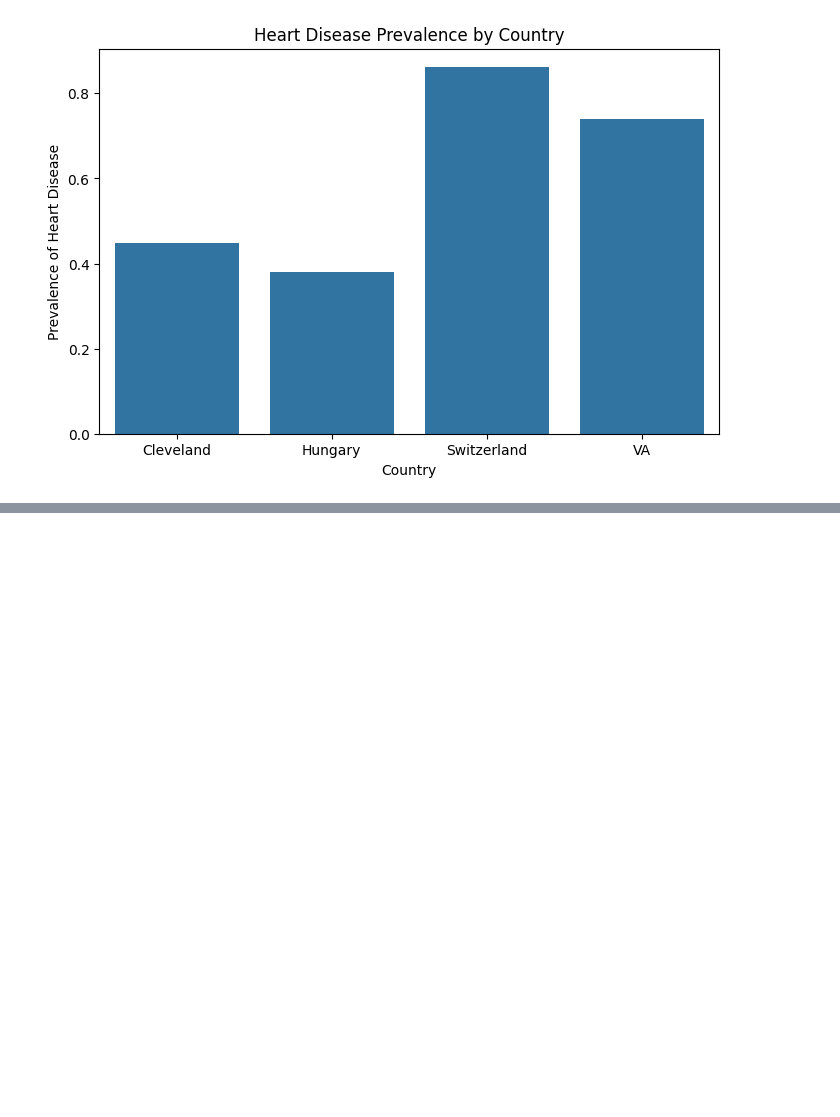
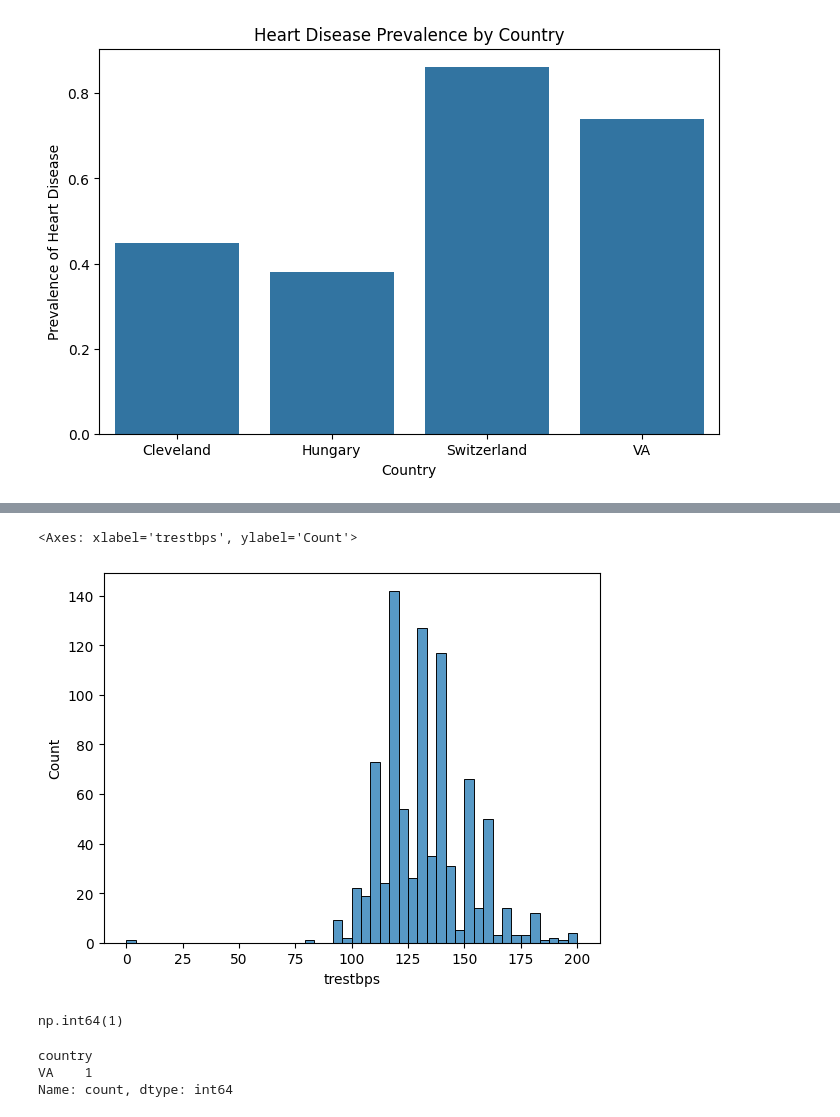
Before and after one commit to JavidNurulu/heart-disease-analysis, a Jupyter notebook: Notebooks/01_data_understanding.ipynb, the cells around one changed output, grey strips where cells are left out. Drawn from its saved outputs; the diff is of its cells as text; code cells hidden in the pictures; blank space fills up the shorter version.

```diff
--- a/Notebooks/01_data_understanding.ipynb
+++ b/Notebooks/01_data_understanding.ipynb
@@ -253,0 +272,15 @@ plt.show()
+# %%
+sns.histplot(df["trestbps"])
+# %% [output]
+<Axes: xlabel='trestbps', ylabel='Count'>
+[figure, added]
+# %%
+(df["trestbps"] == 0).sum()
+# %% [output]
+np.int64(1)
+# %%
+df[df["trestbps"] == 0]["country"].value_counts()
+# %% [output]
+country
+VA    1
+Name: count, dtype: int64
```
Also changed, not shown: parts of 8 cells of this notebook, 2 other files.
